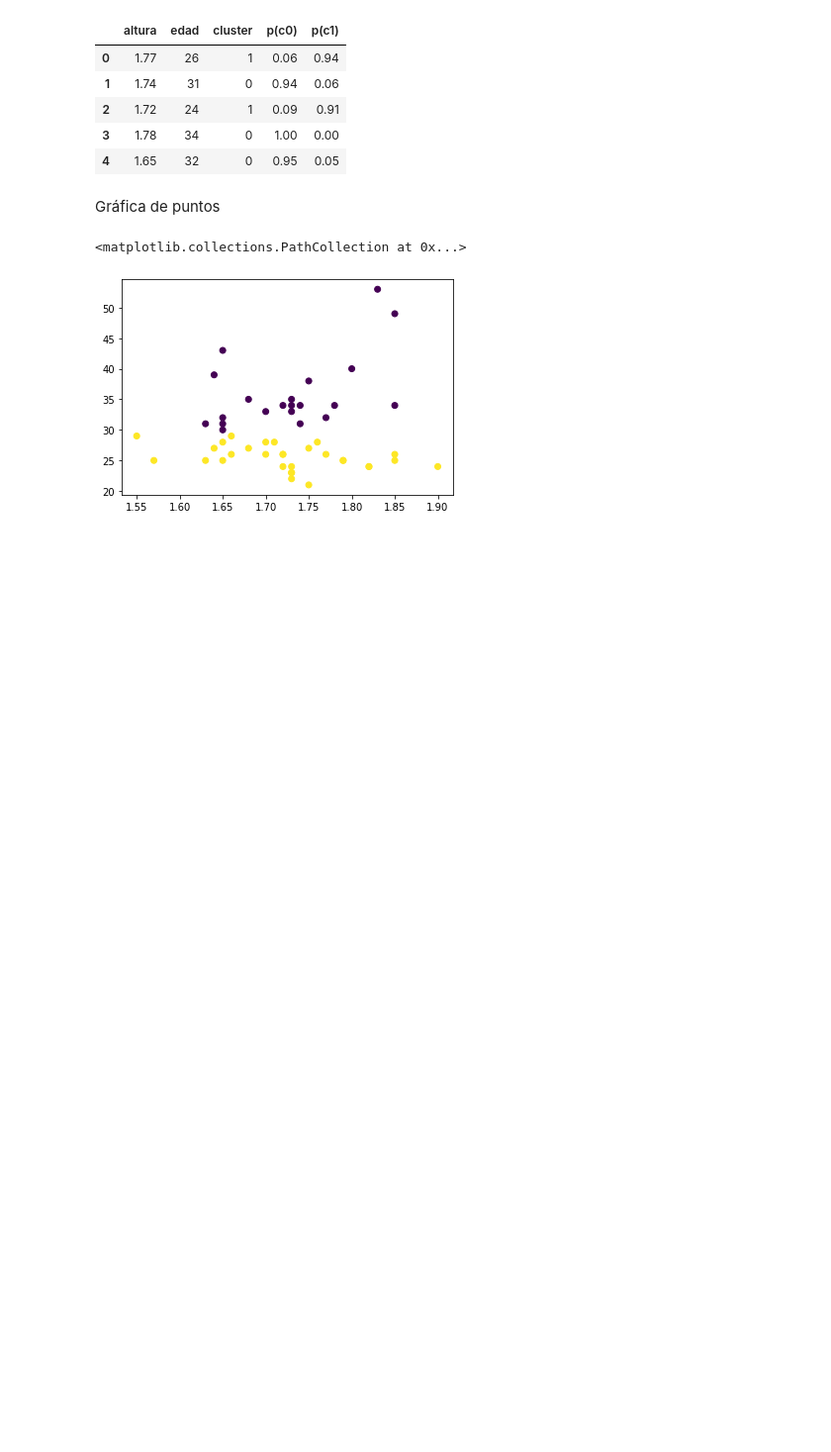
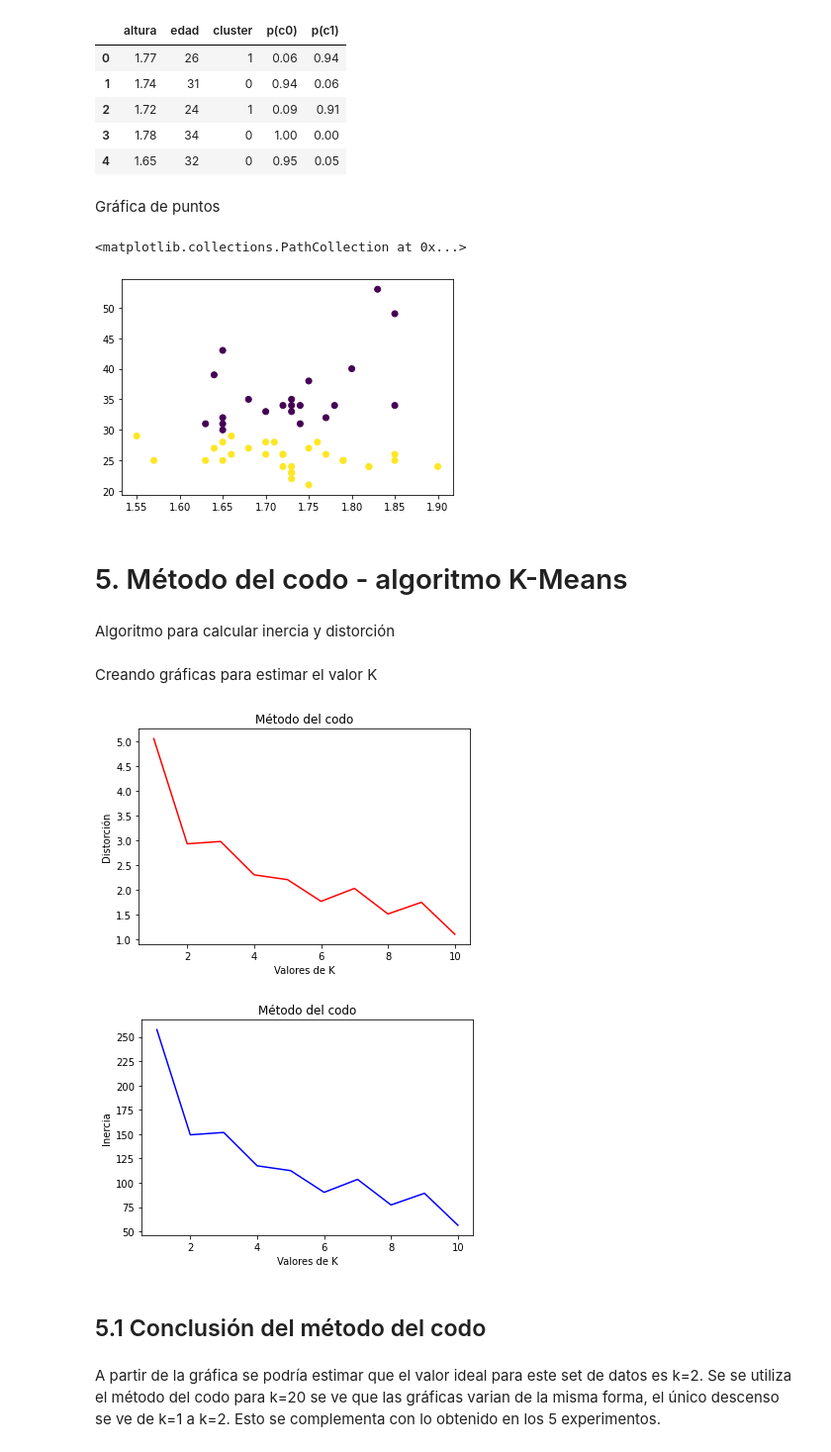
Before and after one commit to josedalvik/datascience_stlearning2_practica1, a Jupyter notebook: K-means y GMM.ipynb, the cells around one changed output. Shown at 99% size. Cells and saved outputs as stored; diff of their text form; code cells hidden in the pictures; blank space fills up the shorter version.

Commit message:
Método del codo, conclusión, análisis de datos valtest y estimación monte carlo.

```diff
--- a/K-means y GMM.ipynb
+++ b/K-means y GMM.ipynb
@@ -478,3 +478,52 @@ plt.scatter(normales_gmm5.altura, normales_gmm5.edad, alpha=1, c=normales_gmm5.c
 # %% [output]
 <matplotlib.collections.PathCollection at 0x...>
 [figure]
+# %% [markdown]
+# 5. Método del codo - algoritmo K-Means
+# %% [markdown]
+Algoritmo para calcular inercia y distorción
+# %%
+def metodo_codo(k):
+    k_ = range(1, k+1)
+    distortions = []
+    inertias = []
+    for k__ in k_:
+        (cluster_codo, kparams_codo, ciclos_codo) = k_means_algoritmo(k__, normales_n)
+        kparams_codo.altura = (kparams_codo.altura * altura_std) + altura_mean
+        kparams_codo.edad = (kparams_codo.edad * edad_std) + edad_mean
+        normales_kmeans_codo = normales.copy()
+        normales_kmeans_codo["cluster"] = cluster_codo
+        normales_kmeans_codo["cluster_altura"] = np.array(kparams_codo.iloc[cluster_codo,:].altura)
+        normales_kmeans_codo["cluster_edad"] = np.array(kparams_codo.iloc[cluster_codo,:].edad)
+        distance_k = np.sqrt(
+            (normales_kmeans_codo.cluster_edad - normales_kmeans_codo.edad) ** 2 +
+            (normales_kmeans_codo.cluster_altura - normales_kmeans_codo.altura) ** 2
+        )
+        inertias.append(sum(distance_k))
+        distortions.append(sum(distance_k)/len(distance_k))
+    return (inertias, distortions)
+# %% [markdown]
+Creando gráficas para estimar el valor K
+# %%
+k = 10
+(codo_inertias, codo_distortions) = metodo_codo(k)
+
+plt.plot(range(1, k+1), codo_distortions, c='r')
+plt.xlabel('Valores de K')
+plt.ylabel('Distorción')
+plt.title('Método del codo')
+plt.show()
+
+
+plt.plot(range(1, k+1), codo_inertias, c='b')
+plt.xlabel('Valores de K')
+plt.ylabel('Inercia')
+plt.title('Método del codo')
+plt.show()
+# %% [output]
+[figure, added]
+[figure, added]
+# %% [markdown]
+## 5.1 Conclusión del método del codo
+# %% [markdown]
+A partir de la gráfica se podría estimar que el valor ideal para este set de datos es k=2. Se se utiliza el método del codo para k=20 se ve que las gráficas varian de la misma forma, el único descenso se ve de k=1 a k=2. Esto se complementa con lo obtenido en los 5 experimentos.
```
Also changed, not shown: parts of 24 cells of this notebook.
